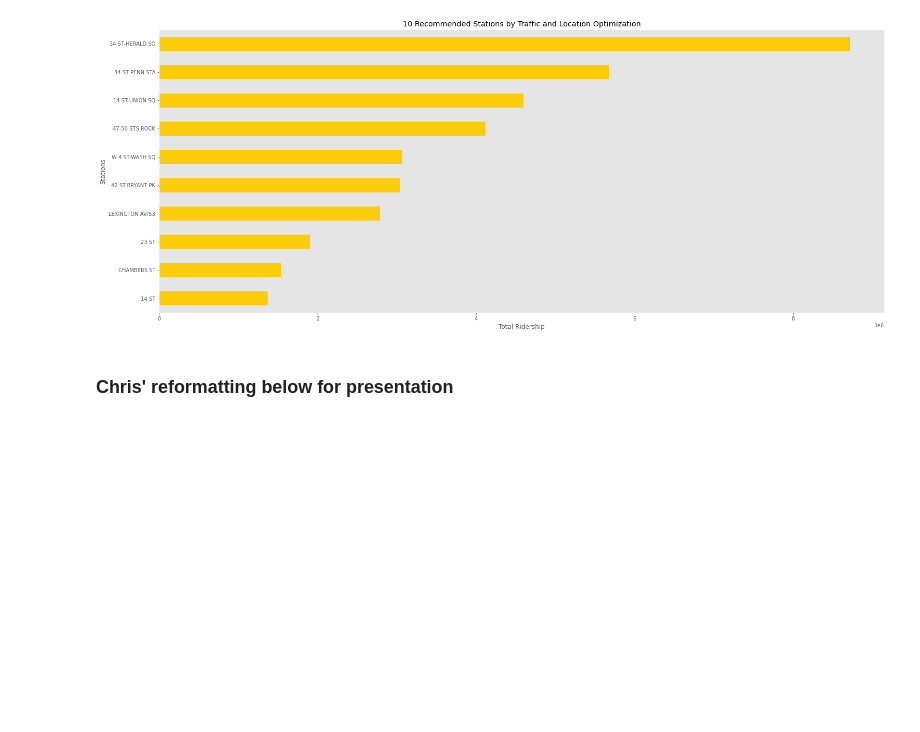
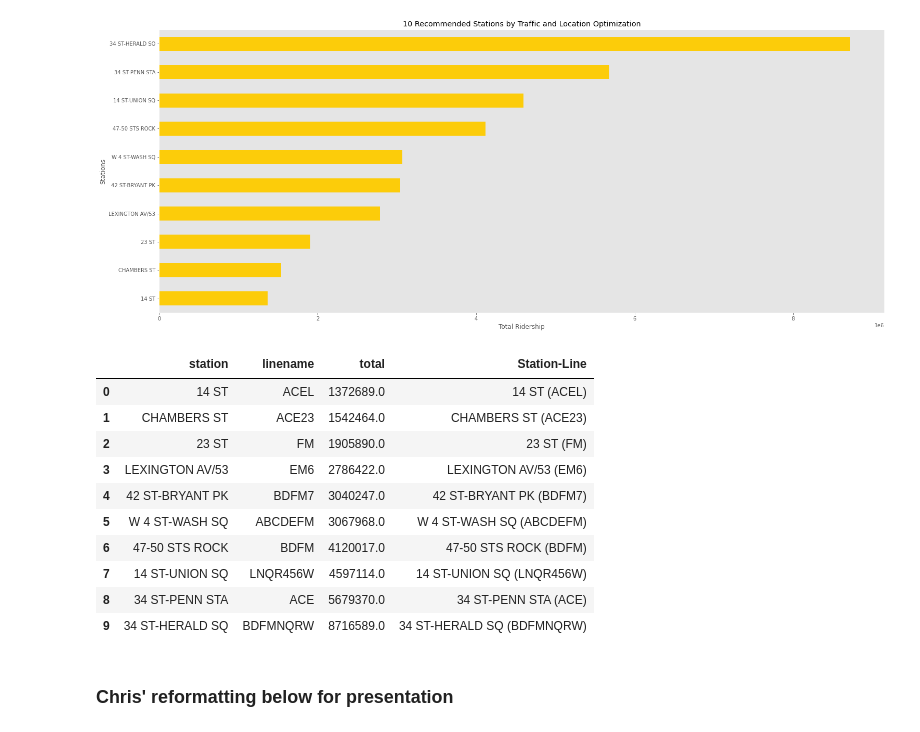
Before and after one commit to mattranalletta/01_MTA_exploratory_data_analysis, a Jupyter notebook: Project_1_mta_data_analysis.ipynb, the cells around one changed output. Drawn from its saved outputs; the diff is of its cells as text; code cells hidden in the pictures; blank space fills up the shorter version.

```diff
--- a/Project_1_mta_data_analysis.ipynb
+++ b/Project_1_mta_data_analysis.ipynb
@@ -327,3 +315,17 @@ station_final_index
+# %%
+top_10
+# %% [output]
+|  | station | linename | total | Station-Line |
+| 0 | 14 ST | ACEL | 1372689.0 | 14 ST (ACEL) |
+| 1 | CHAMBERS ST | ACE23 | 1542464.0 | CHAMBERS ST (ACE23) |
+| 2 | 23 ST | FM | 1905890.0 | 23 ST (FM) |
+| 3 | LEXINGTON AV/53 | EM6 | 2786422.0 | LEXINGTON AV/53 (EM6) |
+| 4 | 42 ST-BRYANT PK | BDFM7 | 3040247.0 | 42 ST-BRYANT PK (BDFM7) |
+| 5 | W 4 ST-WASH SQ | ABCDEFM | 3067968.0 | W 4 ST-WASH SQ (ABCDEFM) |
+| 6 | 47-50 STS ROCK | BDFM | 4120017.0 | 47-50 STS ROCK (BDFM) |
+| 7 | 14 ST-UNION SQ | LNQR456W | 4597114.0 | 14 ST-UNION SQ (LNQR456W) |
+| 8 | 34 ST-PENN STA | ACE | 5679370.0 | 34 ST-PENN STA (ACE) |
+| 9 | 34 ST-HERALD SQ | BDFMNQRW | 8716589.0 | 34 ST-HERALD SQ (BDFMNQRW) |
 # %% [markdown]
 ### Chris' reformatting below for presentation
 # %%
```
Also changed, not shown: parts of 4 cells of this notebook, 1 other file.
